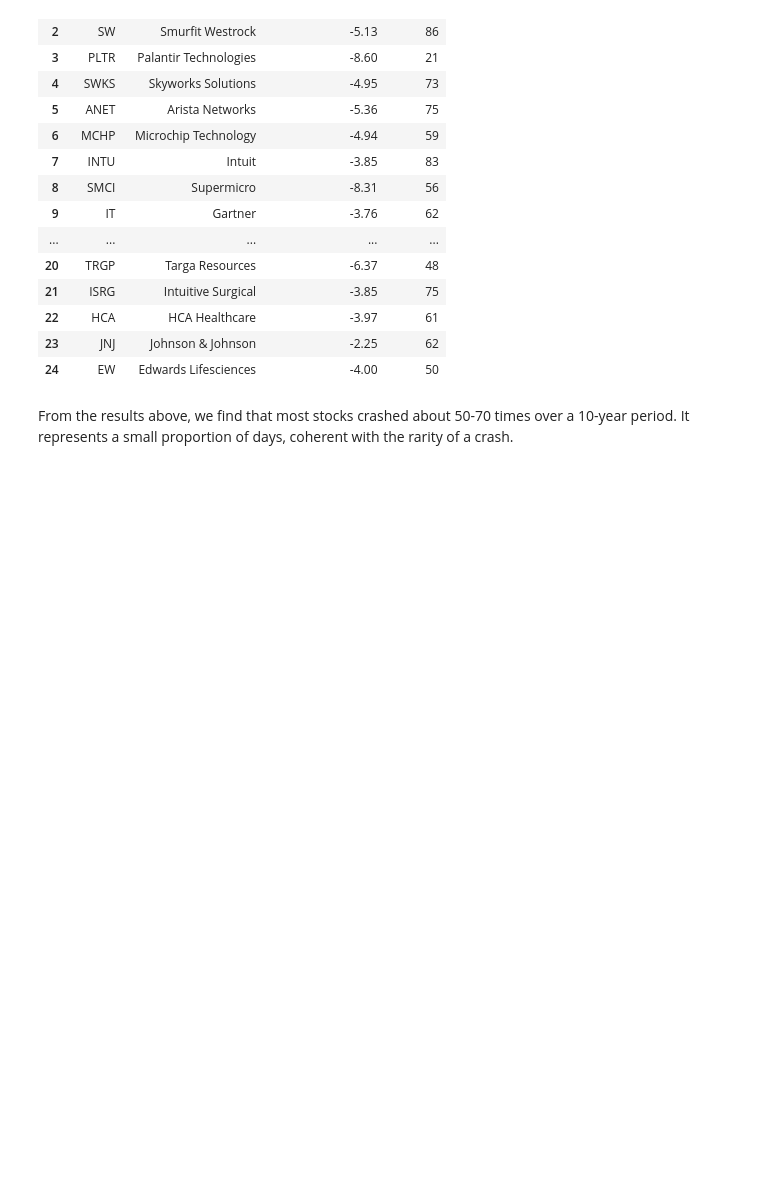
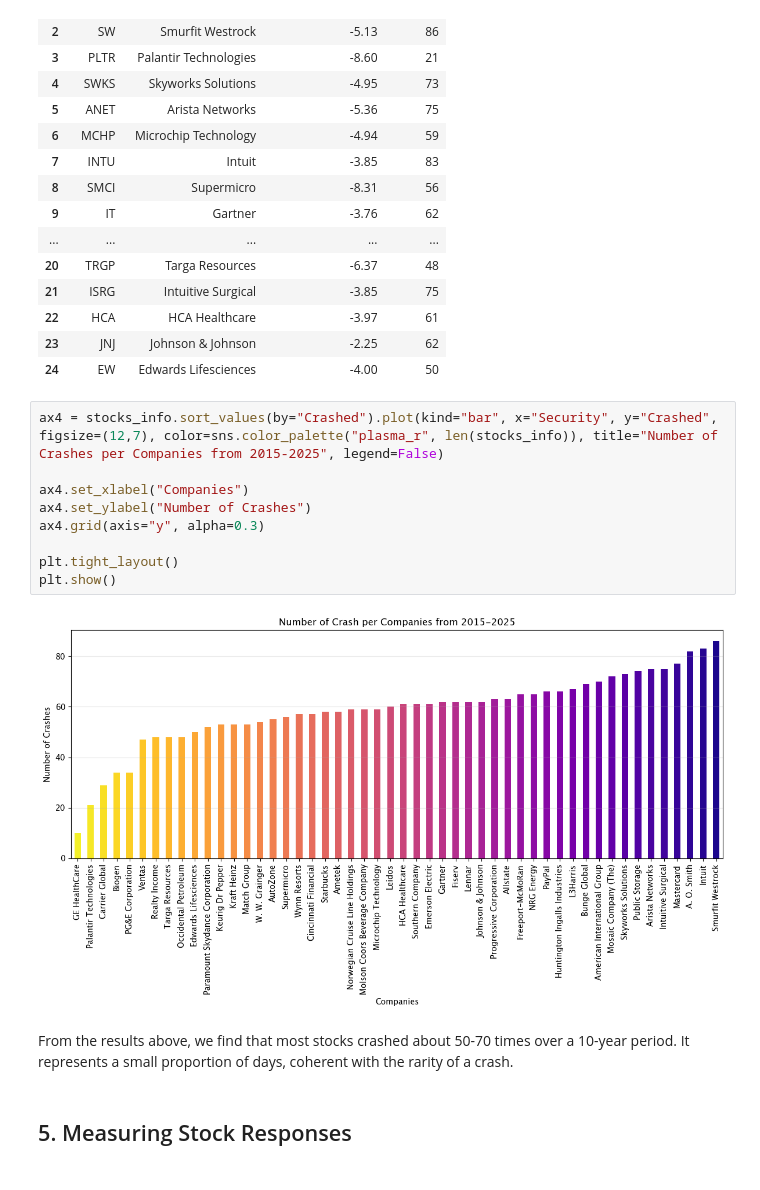
Before and after one commit to yannzg/sp500-rebounds, a Jupyter notebook: analysis.ipynb, the cells around one changed output. Saved outputs shown, nothing was run; the diff lists cells and outputs as text; blank space fills up the shorter version.

```diff
--- a/analysis.ipynb
+++ b/analysis.ipynb
@@ -402,5 +415,22 @@ stocks_info[["Symbol", "Security", "Crash Threshold %", "Crashed"]].head(25)
 | 22 | HCA | HCA Healthcare | -3.97 | 61 |
 | 23 | JNJ | Johnson & Johnson | -2.25 | 62 |
 | 24 | EW | Edwards Lifesciences | -4.00 | 50 |
+# %%
+ax4 = stocks_info.sort_values(by="Crashed").plot(kind="bar", x="Security", y="Crashed", figsize=(12,7), color=sns.color_palette("plasma_r", len(stocks_info)), title="Number of Crashes per Companies from 2015-2025", legend=False)
+
+ax4.set_xlabel("Companies")
+ax4.set_ylabel("Number of Crashes")
+ax4.grid(axis="y", alpha=0.3)
+
+plt.tight_layout()
+plt.show()
+# %% [output]
+[figure, added]
 # %% [markdown]
 From the results above, we find that most stocks crashed about 50-70 times over a 10-year period. It represents a small proportion of days, coherent with the rarity of a crash.
+# %% [markdown]
+## 5. Measuring Stock Responses
+
+
+
+###
```
Also changed, not shown: parts of 3 cells of this notebook.
